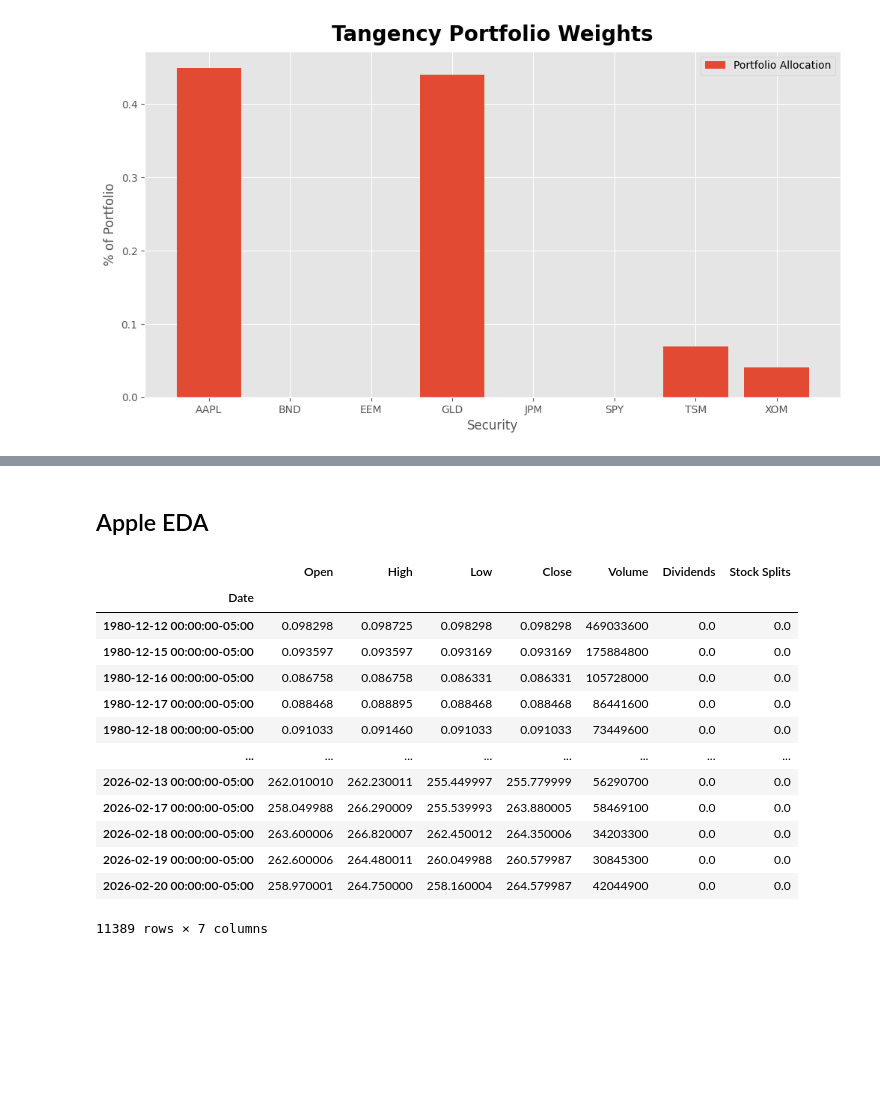
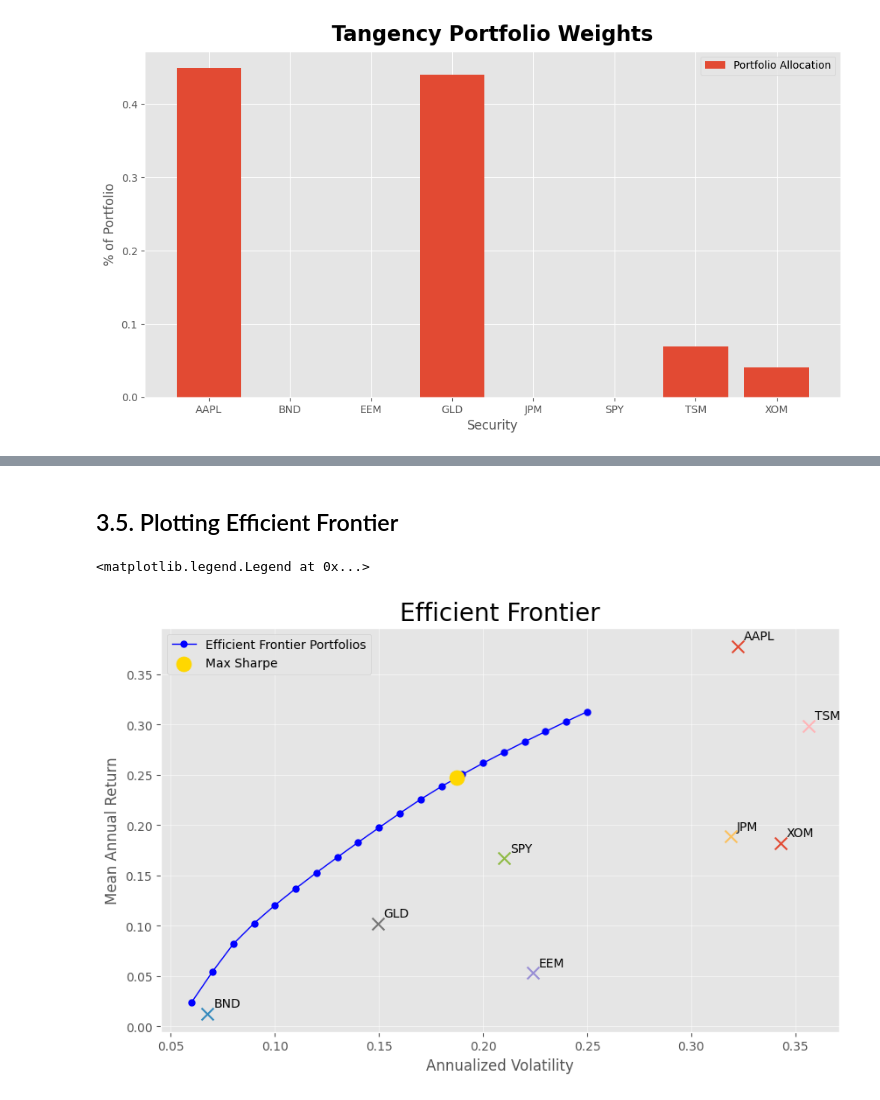
Before and after one commit to szymon-ml/quant-portfolio-analysis, a Jupyter notebook: notebooks/02_importing_data.ipynb, the cells around one changed output, grey strips where cells are left out. Cells and saved outputs as stored; diff of their text form; code cells hidden in the pictures; blank space fills up the shorter version.

```diff
--- a/notebooks/02_importing_data.ipynb
+++ b/notebooks/02_importing_data.ipynb
@@ -909,0 +915,10 @@ plt.legend()
+# %%
+#creating a "calculate_max_drawdown" function:
+def calculate_max_drawdown(weights, data):
+    return_path = pd.Series(calculate_return_path(weights, data))
+    cum_max = return_path.cummax()
+    drawdowns = (cum_max - return_path) / cum_max
+    max_drawdown = max(drawdowns[1:])
+    return max_drawdown
+
+calculate_max_drawdown(equal_weights, data)
@@ -923,0 +1180,3 @@ dtype: float64
+# %%
+optimized_port_stats_df, optimized_weights_df = optimize_portfolios(data, 0.06, 0.25, 20)
+optimized_port_stats_df
@@ -924,4 +1238,36 @@ dtype: float64
+# %% [markdown]
+## 3.5. Plotting Efficient Frontier
 # %%
-#plot all portfolio return paths for comparison
+#plotting the efficient frontier:
+
+
+plt.figure(figsize=(10, 6))
+plt.plot(optimized_port_stats_df['Volatility'], optimized_port_stats_df['Mean Return'],
+         'b-o', linewidth=1, markersize=5, label='Efficient Frontier Portfolios')
+plt.xlabel('Annualized Volatility')
+plt.ylabel('Mean Annual Return')
+plt.title('Efficient Frontier', fontsize=20)
+plt.grid(True, alpha=0.5)
+plt.legend()
+
+#adding our individual assets and portfolios computed earlier to the plot:
+
+#plot of our assets.
+for col in data.columns:
+    single_weight = np.zeros(n)
+    single_weight[list(data.columns).index(col)] = 1.0
+    single_weight
+    asset_vol = calculate_volatility(single_weight, data)
+    asset_ret = calculate_mean_portfolio_returns(single_weight, data)
+    plt.scatter(asset_vol, asset_ret, marker='x', s=100, zorder=5)
+    plt.annotate(col, (asset_vol, asset_ret), textcoords="offset points", xytext=(5,5))
+
+#max sharpe portfolio (from the simulated ones - not the global one)
+max_sharpe_idx = optimized_portfolios['Sharpe Ratio'].idxmax()
+best = optimized_portfolios.loc[max_sharpe_idx]
+plt.scatter(best['Volatility'], best['Mean Return'],
+            color='gold', s=150, zorder=6, label='Max Sharpe')
+plt.legend()
+# %% [output]
+<matplotlib.legend.Legend at 0x...>
+[figure, added]
-# %% [markdown]
-## Apple EDA
@@ -930,18 +1273,0 @@ apple = yf.Ticker('AAPL')
-# %%
-all = apple.history(period='max')
-all
-# %% [output]
-|  | Open | High | Low | Close | Volume | Dividends | Stock Splits |
-| Date |  |  |  |  |  |  |  |
-| 1980-12-12 00:00:00-05:00 | 0.098298 | 0.098725 | 0.098298 | 0.098298 | 469033600 | 0.0 | 0.0 |
-| 1980-12-15 00:00:00-05:00 | 0.093597 | 0.093597 | 0.093169 | 0.093169 | 175884800 | 0.0 | 0.0 |
-| 1980-12-16 00:00:00-05:00 | 0.086758 | 0.086758 | 0.086331 | 0.086331 | 105728000 | 0.0 | 0.0 |
-| 1980-12-17 00:00:00-05:00 | 0.088468 | 0.088895 | 0.088468 | 0.088468 | 86441600 | 0.0 | 0.0 |
-| 1980-12-18 00:00:00-05:00 | 0.091033 | 0.091460 | 0.091033 | 0.091033 | 73449600 | 0.0 | 0.0 |
-| ... | ... | ... | ... | ... | ... | ... | ... |
-| 2026-02-13 00:00:00-05:00 | 262.010010 | 262.230011 | 255.449997 | 255.779999 | 56290700 | 0.0 | 0.0 |
-| 2026-02-17 00:00:00-05:00 | 258.049988 | 266.290009 | 255.539993 | 263.880005 | 58469100 | 0.0 | 0.0 |
-| 2026-02-18 00:00:00-05:00 | 263.600006 | 266.820007 | 262.450012 | 264.350006 | 34203300 | 0.0 | 0.0 |
-| 2026-02-19 00:00:00-05:00 | 262.600006 | 264.480011 | 260.049988 | 260.579987 | 30845300 | 0.0 | 0.0 |
-| 2026-02-20 00:00:00-05:00 | 258.970001 | 264.750000 | 258.160004 | 264.579987 | 42044900 | 0.0 | 0.0 |
-11389 rows × 7 columns
```
Also changed, not shown: parts of 78 cells of this notebook.
